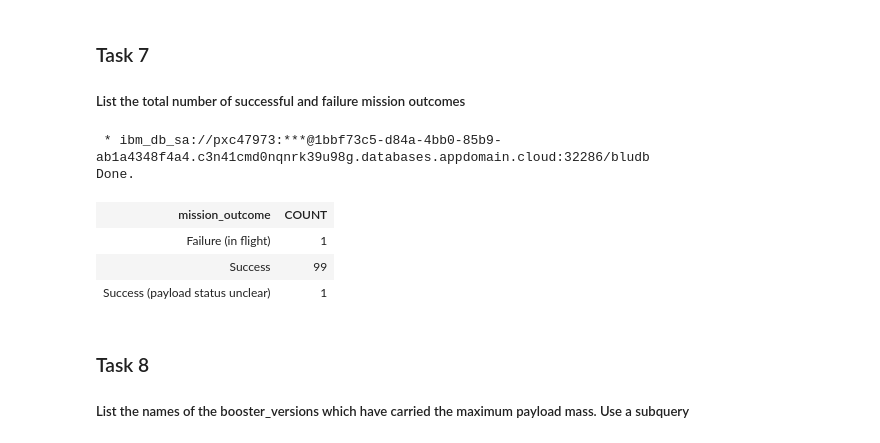
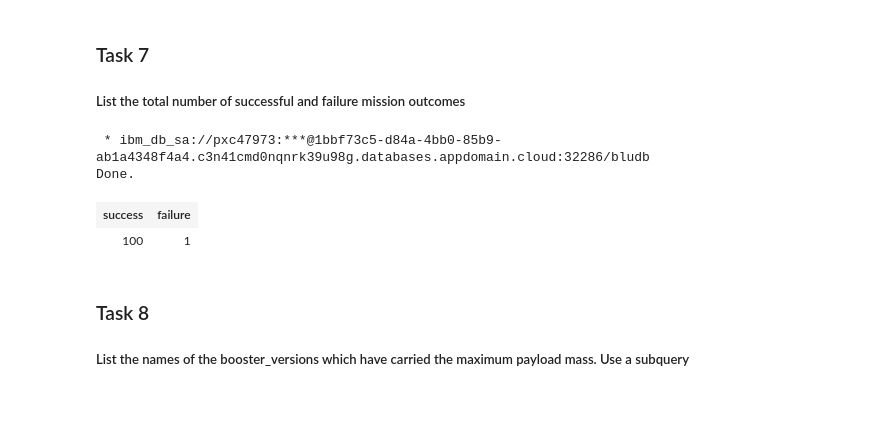
Before and after one commit to jbcjr/IBM-Applied-Data-Science-Capstone, a Jupyter notebook: 4 - EDA with SQL.ipynb, the cells around one changed output. Drawn from its saved outputs; the diff is of its cells as text; code cells hidden in the pictures; blank space fills up the shorter version.

```diff
--- a/4 - EDA with SQL.ipynb
+++ b/4 - EDA with SQL.ipynb
@@ -271,15 +271,14 @@ Done.
 # %%
 %%sql
 
-Select mission_outcome, COUNT(mission_outcome) as COUNT from SPACEXDATASET
-group by mission_outcome
+Select * from
+(Select COUNT(mission_outcome) as Success from SPACEXDATASET where mission_outcome like '%Success%'),
+(Select COUNT(mission_outcome) as Failure from SPACEXDATASET where mission_outcome like '%Failure%')
 # %% [output]
  * ibm_db_sa://pxc47973:***@1bbf73c5-d84a-4bb0-85b9-ab1a4348f4a4.c3n41cmd0nqnrk39u98g.databases.appdomain.cloud:32286/bludb
 Done.
-| mission_outcome | COUNT |
-| Failure (in flight) | 1 |
-| Success | 99 |
-| Success (payload status unclear) | 1 |
+| success | failure |
+| 100 | 1 |
 # %% [markdown]
 ### Task 8
 
```
Also changed, not shown: parts of 1 cell of this notebook.
